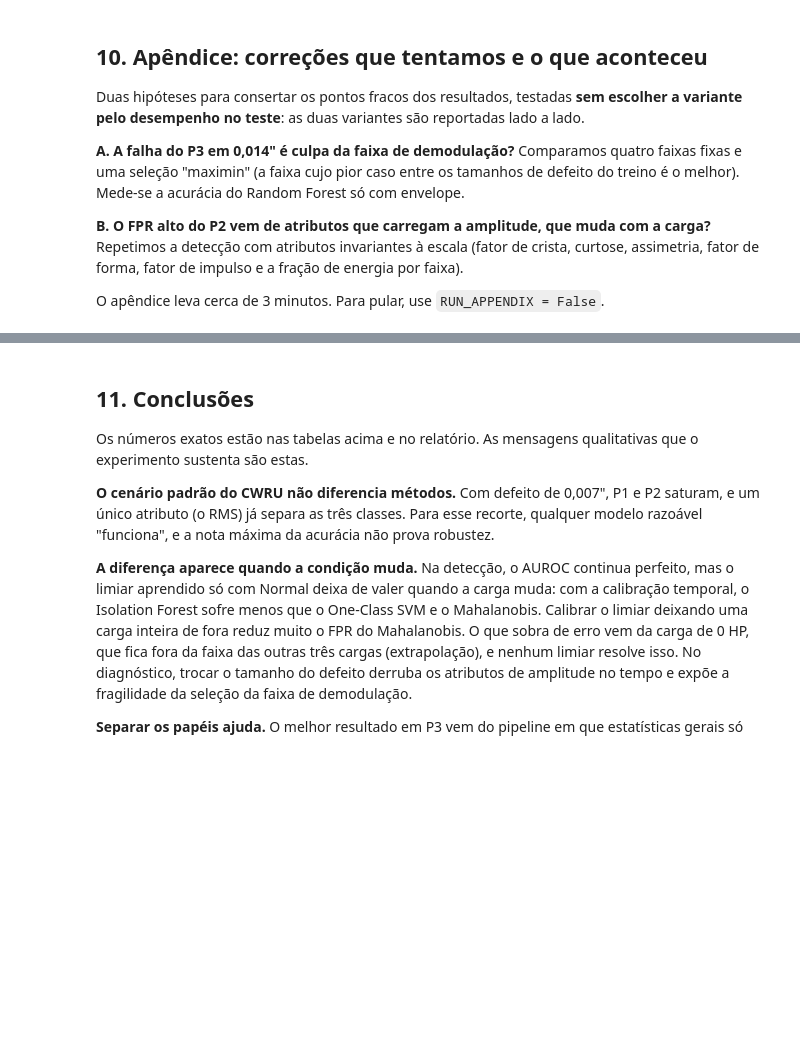
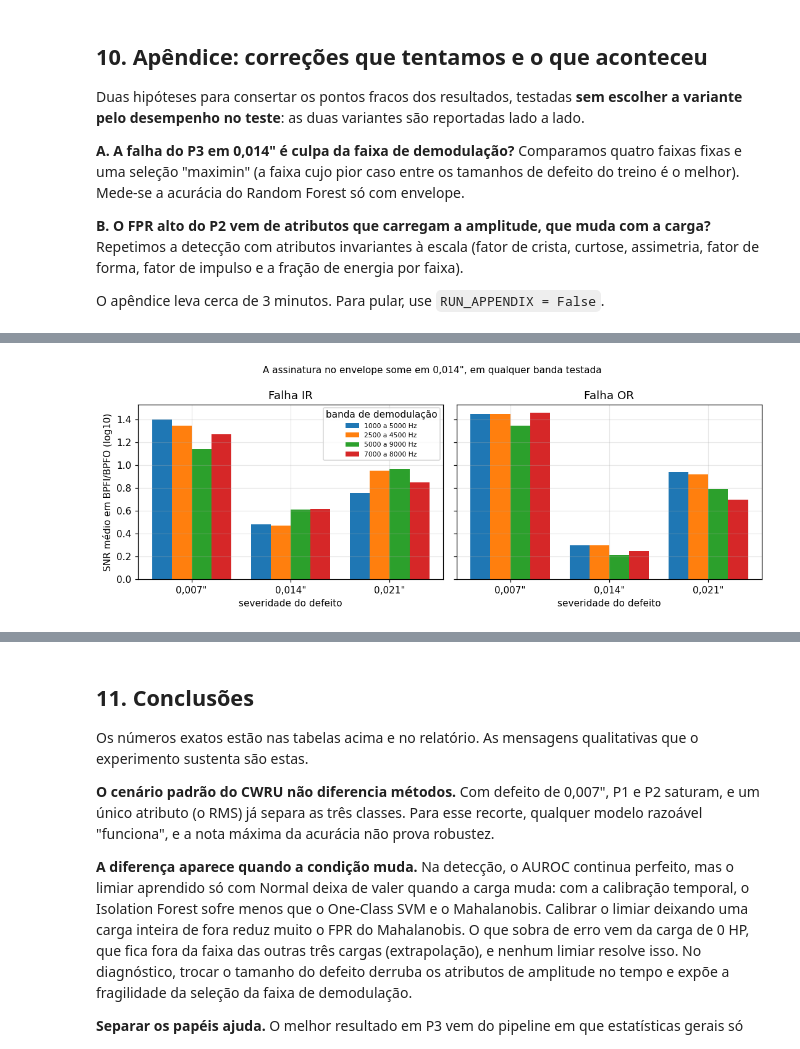
Before and after one commit to IMT-CD-PAPA/IMT_CD_PROJETO_2, a Jupyter notebook: notebooks/CWRU_deteccao_diagnostico.ipynb, the cells around one changed output, grey strips where cells are left out. Saved outputs shown, nothing was run; the diff lists cells and outputs as text; code cells hidden in the pictures; blank space fills up the shorter version.

```diff
--- a/notebooks/CWRU_deteccao_diagnostico.ipynb
+++ b/notebooks/CWRU_deteccao_diagnostico.ipynb
@@ -1120,0 +1183,16 @@ B. detecção no P2, atributos absolutos contra invariantes à escala
+# %%
+# Figura 13: SNR do envelope por severidade e banda de demodulação
+s = pd.read_csv(RES / 'snr_envelope_por_severidade.csv')
+faixas = [c for c in s.columns if 'Hz' in c]
+fig, axs = plt.subplots(1, 2, figsize=(10, 3.8), sharey=True)
+for ax, cls in zip(axs, ['IR', 'OR']):
+    sub = s[s.classe == cls]
+    for k, fx in enumerate(faixas):
+        ax.bar(np.arange(3) + (k - 1.5) * .2, sub[fx].values, .2, label=fx)
+    ax.set_xticks(range(3)); ax.set_xticklabels(['0,007"', '0,014"', '0,021"'])
+    ax.set_title(f'Falha {cls}'); ax.set_xlabel('severidade do defeito')
+axs[0].set_ylabel('SNR médio em BPFI/BPFO (log10)'); axs[0].legend(title='banda de demodulação', fontsize=7)
+fig.suptitle('A assinatura no envelope some em 0,014", em qualquer banda testada', fontsize=10)
+fig.tight_layout(); fig.savefig(FIG / '13_snr_envelope_severidade.png', bbox_inches='tight'); plt.show()
+# %% [output]
+[figure, added]
```
Also changed, not shown: parts of 13 cells of this notebook, 9 other files.
